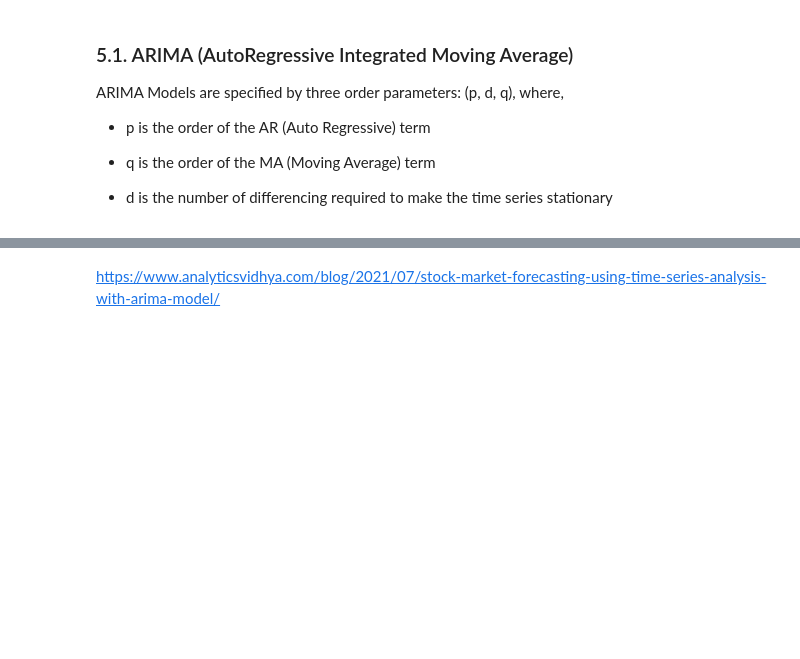
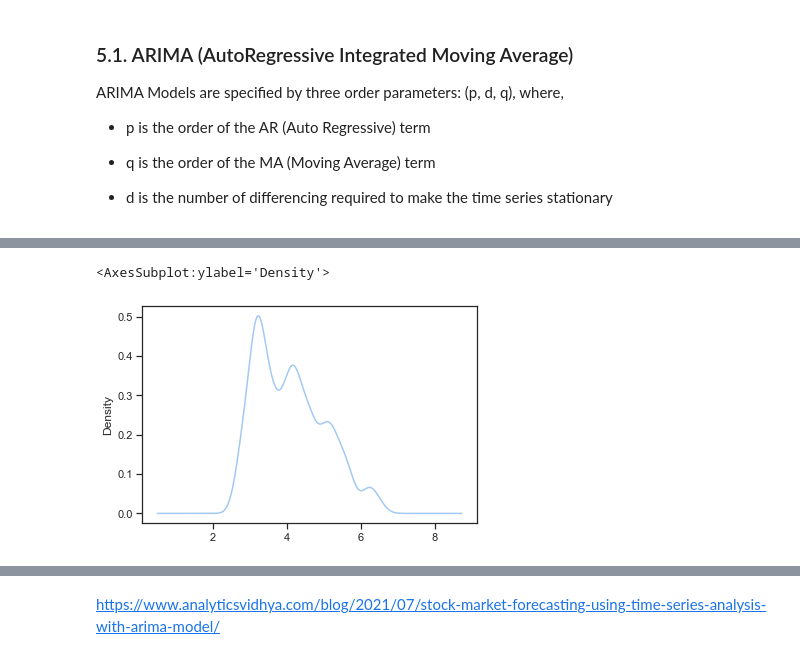
Before and after one commit to AnNguyen96/Time-Series-Analysis, a Jupyter notebook: Time Series Analysis.ipynb, the cells around one changed output, grey strips where cells are left out. Saved outputs shown, nothing was run; the diff lists cells and outputs as text; code cells hidden in the pictures; blank space fills up the shorter version.

```diff
--- a/Time Series Analysis.ipynb
+++ b/Time Series Analysis.ipynb
@@ -424,3 +423,10 @@ plt.show()
+# %%
+#Distribution of the dataset
+df_close = TLS_df['Close']
+df_close.plot(kind='kde')
+# %% [output]
+<AxesSubplot:ylabel='Density'>
+[figure, added]
 # %%
 #Test for staionarity
 def test_stationarity(timeseries):
```
Also changed, not shown: parts of 27 cells of this notebook.
